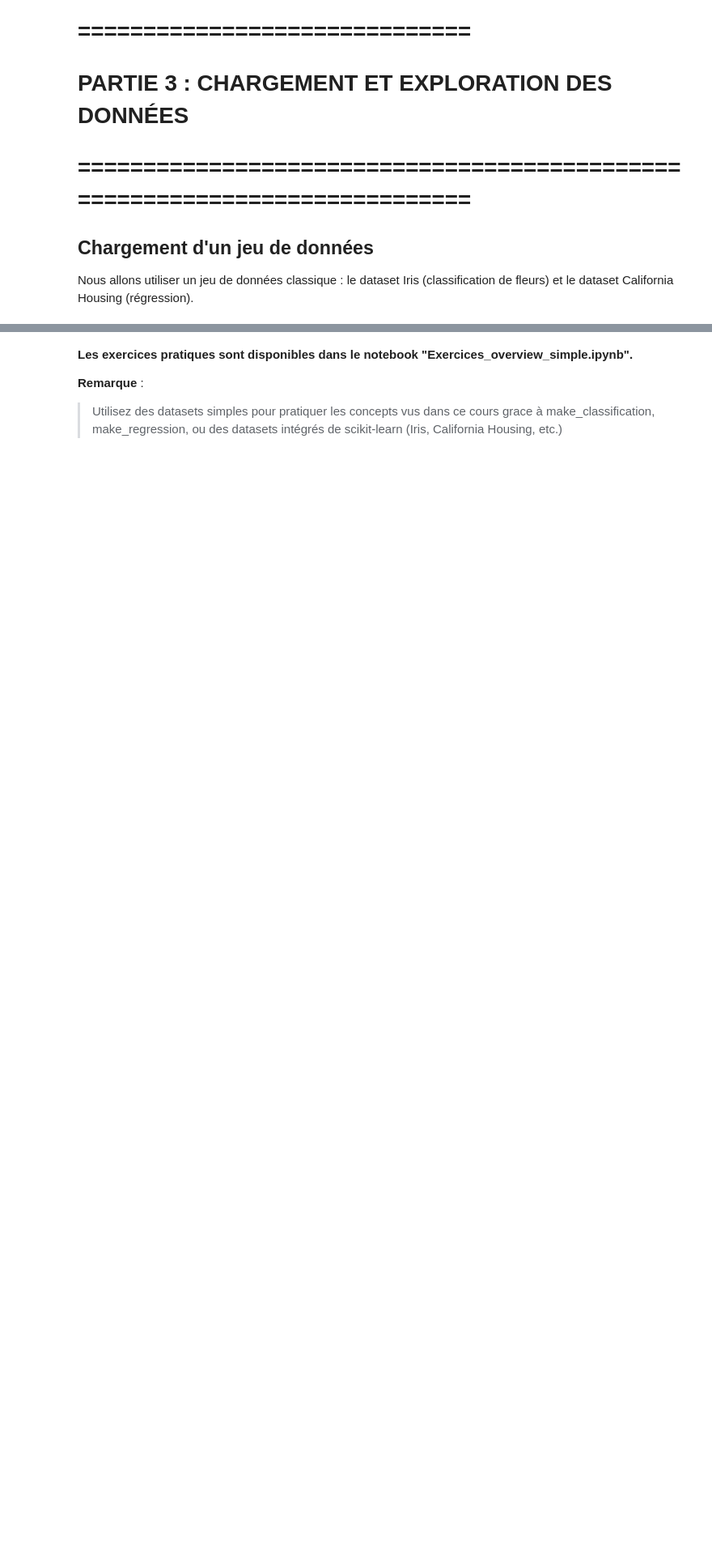
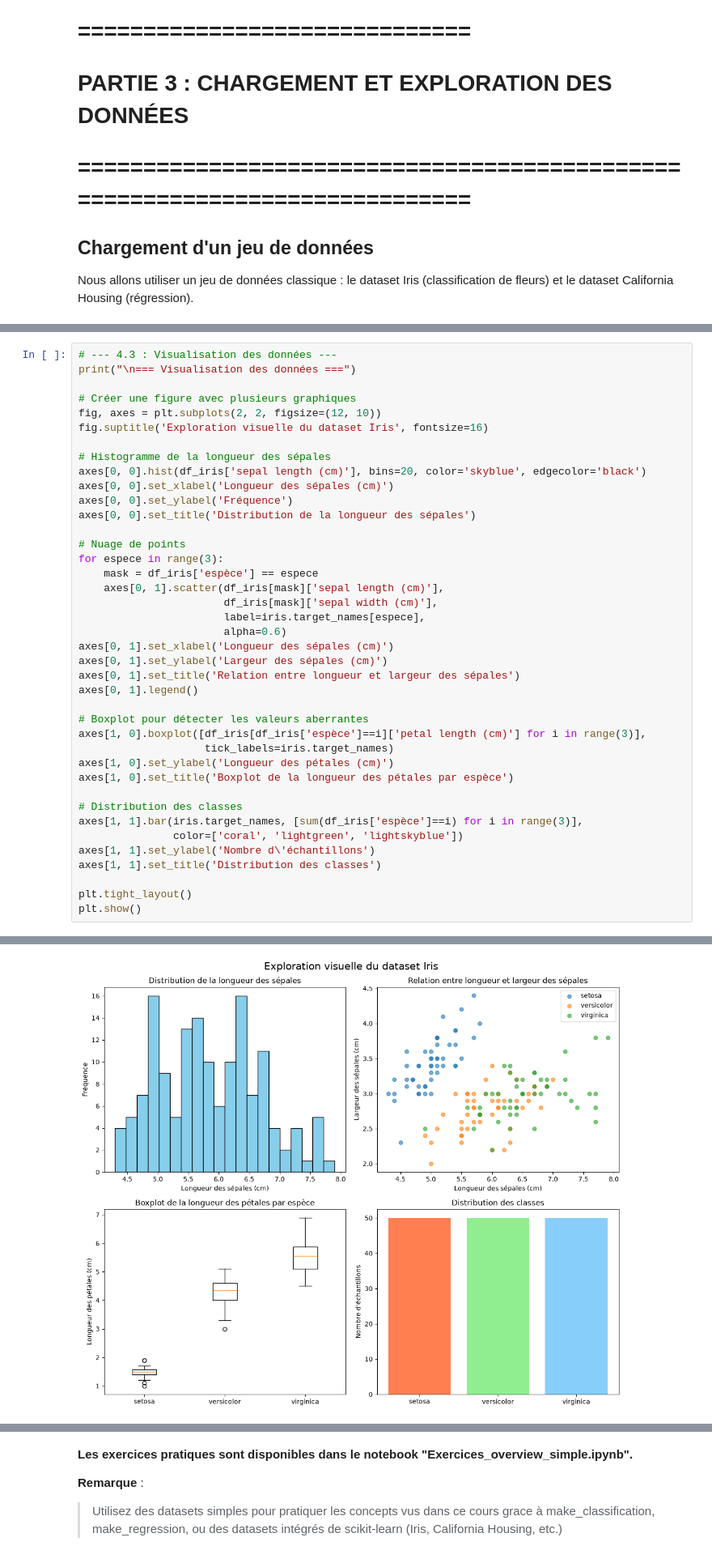
Before and after one commit to jkarsenty/ai-dev-teaching-hub, a Jupyter notebook: Machine-Learning/Part1/Alyra-intro-ML.ipynb, the cells around one changed output, grey strips where cells are left out. Shown at 81% size. Drawn from its saved outputs; the diff is of its cells as text; blank space fills up the shorter version.

```diff
--- a/Machine-Learning/Part1/Alyra-intro-ML.ipynb
+++ b/Machine-Learning/Part1/Alyra-intro-ML.ipynb
@@ -232,0 +208,41 @@ dtype: int64
+# %%
+# --- 4.3 : Visualisation des données ---
+print("\n=== Visualisation des données ===")
+
+# Créer une figure avec plusieurs graphiques
+fig, axes = plt.subplots(2, 2, figsize=(12, 10))
+fig.suptitle('Exploration visuelle du dataset Iris', fontsize=16)
+
+# Histogramme de la longueur des sépales
+axes[0, 0].hist(df_iris['sepal length (cm)'], bins=20, color='skyblue', edgecolor='black')
+axes[0, 0].set_xlabel('Longueur des sépales (cm)')
+axes[0, 0].set_ylabel('Fréquence')
+axes[0, 0].set_title('Distribution de la longueur des sépales')
+
+# Nuage de points
+for espece in range(3):
+    mask = df_iris['espèce'] == espece
+    axes[0, 1].scatter(df_iris[mask]['sepal length (cm)'],
+                       df_iris[mask]['sepal width (cm)'],
+                       label=iris.target_names[espece],
+                       alpha=0.6)
+axes[0, 1].set_xlabel('Longueur des sépales (cm)')
+axes[0, 1].set_ylabel('Largeur des sépales (cm)')
+axes[0, 1].set_title('Relation entre longueur et largeur des sépales')
+axes[0, 1].legend()
+
+# Boxplot pour détecter les valeurs aberrantes
+axes[1, 0].boxplot([df_iris[df_iris['espèce']==i]['petal length (cm)'] for i in range(3)],
+                    tick_labels=iris.target_names)
+axes[1, 0].set_ylabel('Longueur des pétales (cm)')
+axes[1, 0].set_title('Boxplot de la longueur des pétales par espèce')
+
+# Distribution des classes
+axes[1, 1].bar(iris.target_names, [sum(df_iris['espèce']==i) for i in range(3)],
+               color=['coral', 'lightgreen', 'lightskyblue'])
+axes[1, 1].set_ylabel('Nombre d\'échantillons')
+axes[1, 1].set_title('Distribution des classes')
+
+plt.tight_layout()
+plt.show()
+# %% [output]
@@ -233,3 +250,4 @@ dtype: int64
+[figure, added]
 # %%
 # --- 4.4 : Standardisation des données ---
 from sklearn.preprocessing import StandardScaler
```
Also changed, not shown: parts of 11 cells of this notebook, 4 other files.
